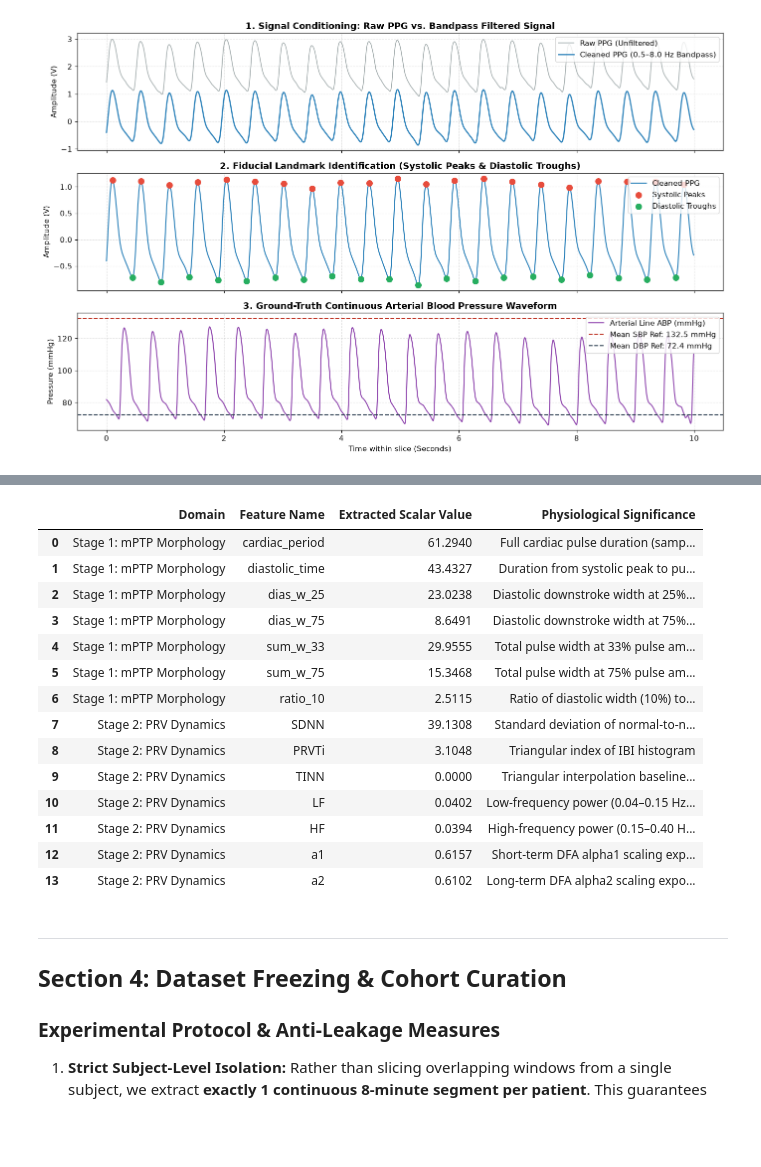
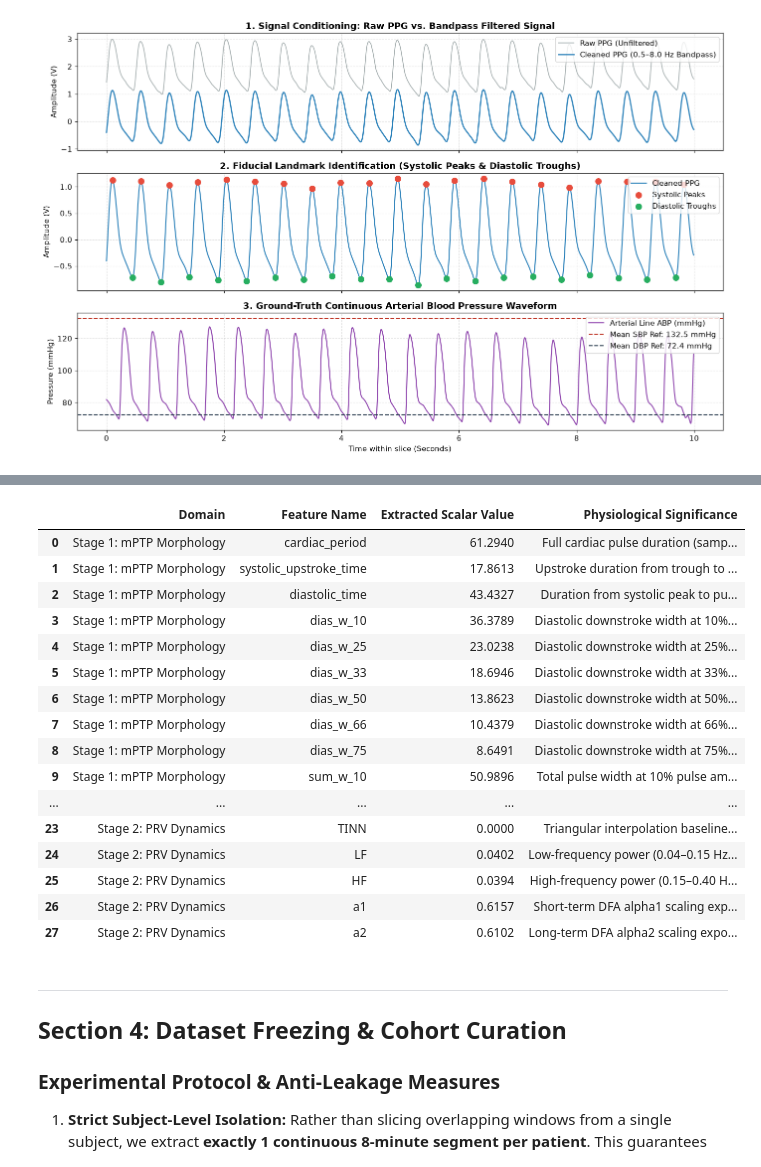
Before and after one commit to Amalshaheen/cuffless-bp-estimation, a Jupyter notebook: notebooks/01_stage1_replication_pipeline.ipynb, the cells around one changed output, grey strips where cells are left out. Cells and saved outputs as stored; diff of their text form; code cells hidden in the pictures; blank space fills up the shorter version.

```diff
--- a/notebooks/01_stage1_replication_pipeline.ipynb
+++ b/notebooks/01_stage1_replication_pipeline.ipynb
@@ -222,5 +225,5 @@ Derived across each segmented cardiac cycle (bounded by consecutive troughs $t_{
 # %%
-# Extract 7 mPTP Morphology features (Domain B)
+# Extract full 21 mPTP Morphology features (Domain B)
 morph_features = extract_mptp_morphology(cleaned_ppg, peaks, troughs)
 
 # Extract 7 Cardiovascular Dynamics features (Domain A)
@@ -230,58 +233,74 @@ dyn_features = extract_prv_dynamics(peaks, sampling_rate=fs)
 feature_records = []
 morph_descriptions = {
     "cardiac_period": "Full cardiac pulse duration (samples)",
+    "systolic_upstroke_time": "Upstroke duration from trough to peak (samples)",
     "diastolic_time": "Duration from systolic peak to pulse end trough (samples)",
+    "dias_w_10": "Diastolic downstroke width at 10% pulse amplitude height (samples)",
     "dias_w_25": "Diastolic downstroke width at 25% pulse amplitude height (samples)",
+    "dias_w_33": "Diastolic downstroke width at 33% pulse amplitude height (samples)",
+    "dias_w_50": "Diastolic downstroke width at 50% pulse amplitude height (samples)",
+    "dias_w_66": "Diastolic downstroke width at 66% pulse amplitude height (samples)",
     "dias_w_75": "Diastolic downstroke width at 75% pulse amplitude height (samples)",
+    "sum_w_10": "Total pulse width at 10% pulse amplitude height (samples)",
+    "sum_w_25": "Total pulse width at 25% pulse amplitude height (samples)",
     "sum_w_33": "Total pulse width at 33% pulse amplitude height (samples)",
+    "sum_w_50": "Total pulse width at 50% pulse amplitude height (samples)",
+    "sum_w_66": "Total pulse width at 66% pulse amplitude height (samples)",
     "sum_w_75": "Total pulse width at 75% pulse amplitude height (samples)",
-    "ratio_10": "Ratio of diastolic width (10%) to systolic width (10%)"
+    "ratio_10": "Ratio of diastolic width to systolic width at 10% pulse height",
+    "ratio_25": "Ratio of diastolic width to systolic width at 25% pulse height",
+    "ratio_33": "Ratio of diastolic width to systolic width at 33% pulse height",
+    "ratio_50": "Ratio of diastolic width to systolic width at 50% pulse height",
+    "ratio_66": "Ratio of diastolic width to systolic width at 66% pulse height",
+    "ratio_75": "Ratio of diastolic width to systolic width at 75% pulse height",
 }
 
 for col in MORPHOLOGY_FEATURES:
     feature_records.append({
         "Domain": "Stage 1: mPTP Morphology",
         "Feature Name": col,
         "Extracted Scalar Value": f"{morph_features[col]:.4f}",
-        "Physiological Significance": morph_descriptions[col]
+        "Physiological Significance": morph_descriptions.get(col, "Morphology feature"),
     })
 
 dyn_descriptions = {
     "SDNN": "Standard deviation of normal-to-normal intervals (ms)",
     "PRVTi": "Triangular index of IBI histogram",
     "TINN": "Triangular interpolation baseline width of IBI distribution",
     "LF": "Low-frequency power (0.04–0.15 Hz): Sympathetic & baroreflex tone",
     "HF": "High-frequency power (0.15–0.40 Hz): Parasympathetic/vagal tone",
     "a1": "Short-term DFA alpha1 scaling exponent (beat-to-beat correlation)",
-    "a2": "Long-term DFA alpha2 scaling exponent (long-range fractal dynamics)"
+    "a2": "Long-term DFA alpha2 scaling exponent (long-range fractal dynamics)",
 }
 
 for col in DYNAMICS_FEATURES:
     feature_records.append({
         "Domain": "Stage 2: PRV Dynamics",
         "Feature Name": col,
         "Extracted Scalar Value": f"{dyn_features[col]:.4f}",
-        "Physiological Significance": dyn_descriptions[col]
+        "Physiological Significance": dyn_descriptions.get(col, "Dynamics feature"),
     })
 
 features_df = pd.DataFrame(feature_records)
 display(features_df)
 # %% [output]
 |  | Domain | Feature Name | Extracted Scalar Value | Physiological Significance |
 | 0 | Stage 1: mPTP Morphology | cardiac_period | 61.2940 | Full cardiac pulse duration (samp... |
-| 1 | Stage 1: mPTP Morphology | diastolic_time | 43.4327 | Duration from systolic peak to pu... |
-| 2 | Stage 1: mPTP Morphology | dias_w_25 | 23.0238 | Diastolic downstroke width at 25%... |
-| 3 | Stage 1: mPTP Morphology | dias_w_75 | 8.6491 | Diastolic downstroke width at 75%... |
-| 4 | Stage 1: mPTP Morphology | sum_w_33 | 29.9555 | Total pulse width at 33% pulse am... |
-| 5 | Stage 1: mPTP Morphology | sum_w_75 | 15.3468 | Total pulse width at 75% pulse am... |
-| 6 | Stage 1: mPTP Morphology | ratio_10 | 2.5115 | Ratio of diastolic width (10%) to... |
-| 7 | Stage 2: PRV Dynamics | SDNN | 39.1308 | Standard deviation of normal-to-n... |
-| 8 | Stage 2: PRV Dynamics | PRVTi | 3.1048 | Triangular index of IBI histogram |
-| 9 | Stage 2: PRV Dynamics | TINN | 0.0000 | Triangular interpolation baseline... |
-| 10 | Stage 2: PRV Dynamics | LF | 0.0402 | Low-frequency power (0.04–0.15 Hz... |
-| 11 | Stage 2: PRV Dynamics | HF | 0.0394 | High-frequency power (0.15–0.40 H... |
-| 12 | Stage 2: PRV Dynamics | a1 | 0.6157 | Short-term DFA alpha1 scaling exp... |
-| 13 | Stage 2: PRV Dynamics | a2 | 0.6102 | Long-term DFA alpha2 scaling expo... |
+| 1 | Stage 1: mPTP Morphology | systolic_upstroke_time | 17.8613 | Upstroke duration from trough to ... |
+| 2 | Stage 1: mPTP Morphology | diastolic_time | 43.4327 | Duration from systolic peak to pu... |
+| 3 | Stage 1: mPTP Morphology | dias_w_10 | 36.3789 | Diastolic downstroke width at 10%... |
+| 4 | Stage 1: mPTP Morphology | dias_w_25 | 23.0238 | Diastolic downstroke width at 25%... |
+| 5 | Stage 1: mPTP Morphology | dias_w_33 | 18.6946 | Diastolic downstroke width at 33%... |
+| 6 | Stage 1: mPTP Morphology | dias_w_50 | 13.8623 | Diastolic downstroke width at 50%... |
+| 7 | Stage 1: mPTP Morphology | dias_w_66 | 10.4379 | Diastolic downstroke width at 66%... |
+| 8 | Stage 1: mPTP Morphology | dias_w_75 | 8.6491 | Diastolic downstroke width at 75%... |
+| 9 | Stage 1: mPTP Morphology | sum_w_10 | 50.9896 | Total pulse width at 10% pulse am... |
+| ... | ... | ... | ... | ... |
+| 23 | Stage 2: PRV Dynamics | TINN | 0.0000 | Triangular interpolation baseline... |
+| 24 | Stage 2: PRV Dynamics | LF | 0.0402 | Low-frequency power (0.04–0.15 Hz... |
+| 25 | Stage 2: PRV Dynamics | HF | 0.0394 | High-frequency power (0.15–0.40 H... |
+| 26 | Stage 2: PRV Dynamics | a1 | 0.6157 | Short-term DFA alpha1 scaling exp... |
+| 27 | Stage 2: PRV Dynamics | a2 | 0.6102 | Long-term DFA alpha2 scaling expo... |
 # %% [markdown]
 ---
 ## Section 4: Dataset Freezing & Cohort Curation
```
Also changed, not shown: parts of 7 cells of this notebook, 9 other files.
